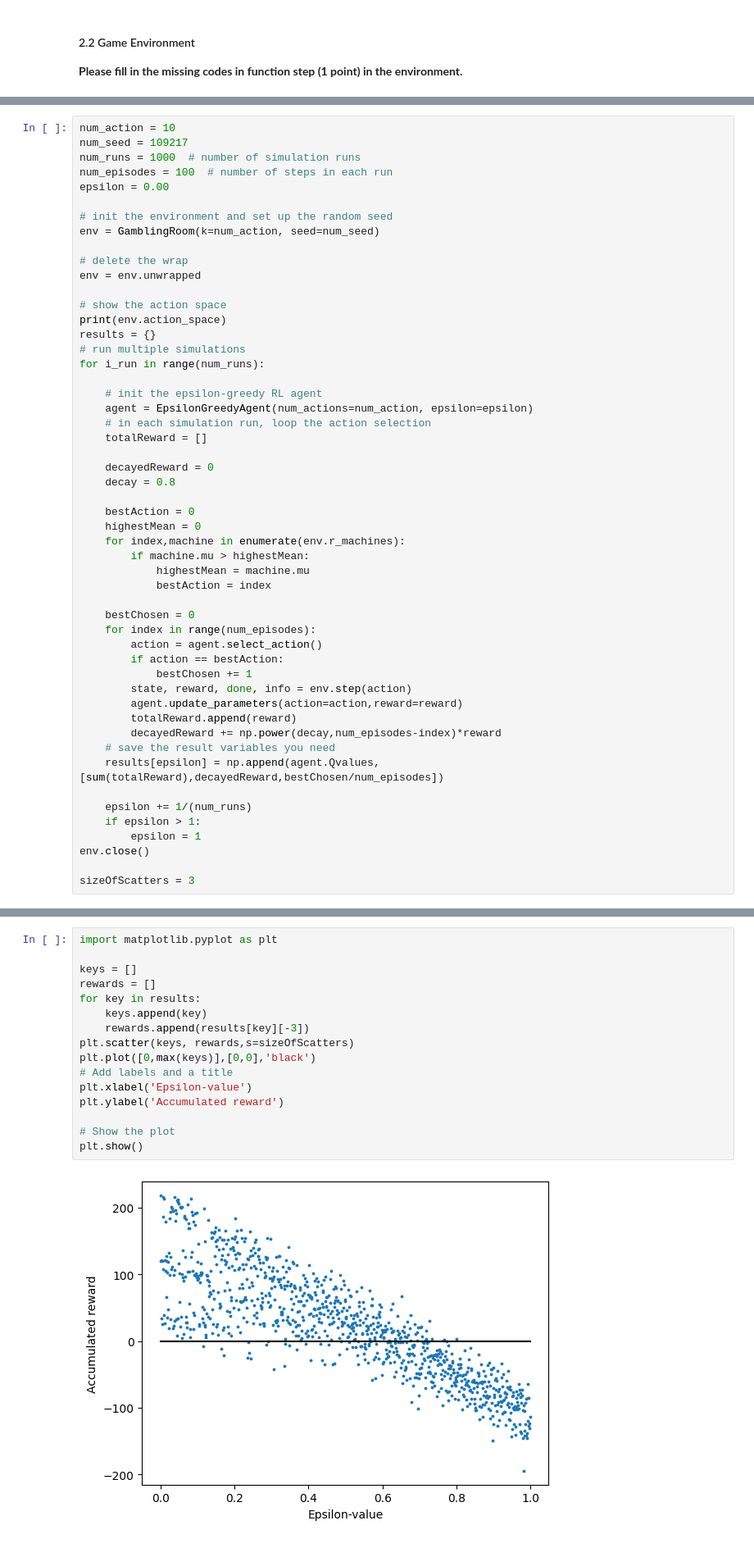
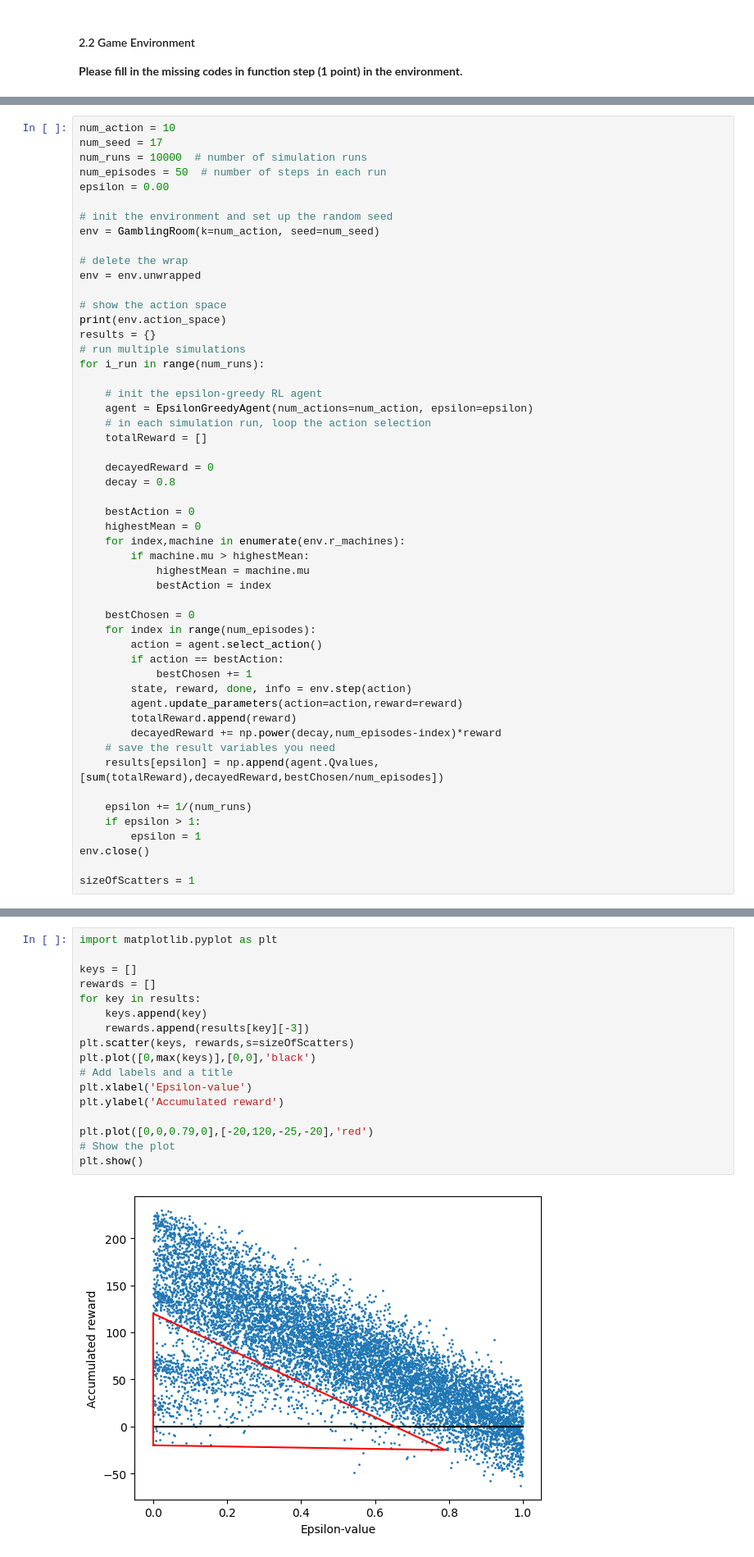
Before and after one commit to leidindi/AML, a Jupyter notebook: ass1/Ass 1/johannsson-lazaridis.ipynb, the cells around one changed output, grey strips where cells are left out. Shown at 82% size. Drawn from its saved outputs; the diff is of its cells as text.

```diff
--- a/ass1/Ass 1/johannsson-lazaridis.ipynb
+++ b/ass1/Ass 1/johannsson-lazaridis.ipynb
@@ -190,9 +190,9 @@ In order to decrease the effect of randomness, we usually conduct multiple simul
 In each run, you shall setup the `epsilon` and number of time step `num_episodes` (0.01 and 500 by default). Then, after the initlization of our agent and environment, **please fill in the missing codes (with ??? or TODO: to be filled). (2.5 points)**
 # %%
 num_action = 10
-num_seed = 109217
-num_runs = 1000  # number of simulation runs
-num_episodes = 100  # number of steps in each run
+num_seed = 17
+num_runs = 10000  # number of simulation runs
+num_episodes = 50  # number of steps in each run
 epsilon = 0.00
 
 # init the environment and set up the random seed
@@ -239,5 +239,5 @@ for i_run in range(num_runs):
         epsilon = 1
 env.close()
 
-sizeOfScatters = 3
+sizeOfScatters = 1
 # %% [output]
@@ -255,21 +255,22 @@ Discrete(10)
 # %%
 import matplotlib.pyplot as plt
 
 keys = []
 rewards = []
 for key in results:
     keys.append(key)
     rewards.append(results[key][-3])
 plt.scatter(keys, rewards,s=sizeOfScatters)
 plt.plot([0,max(keys)],[0,0],'black')
 # Add labels and a title
 plt.xlabel('Epsilon-value')
 plt.ylabel('Accumulated reward')
 
+plt.plot([0,0,0.79,0],[-20,120,-25,-20],'red')
 # Show the plot
 plt.show()
 # %% [output]
-[figure, old version]
+[figure, new version]
 # %%
 keys = []
 rewards = []
```
Also changed, not shown: parts of 3 cells of this notebook.
